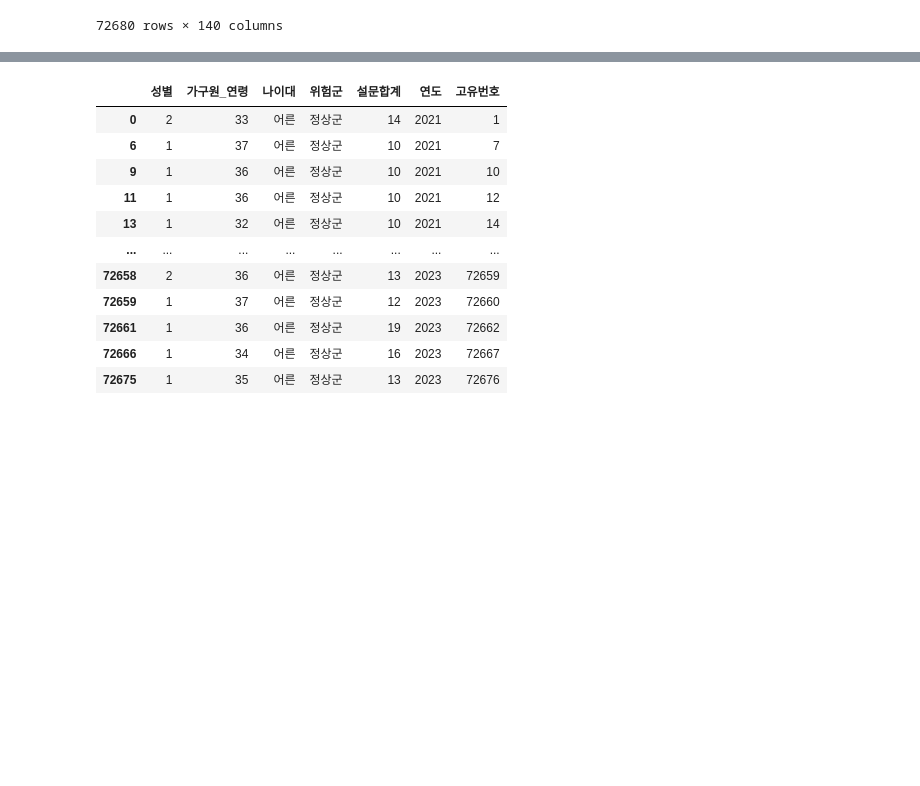
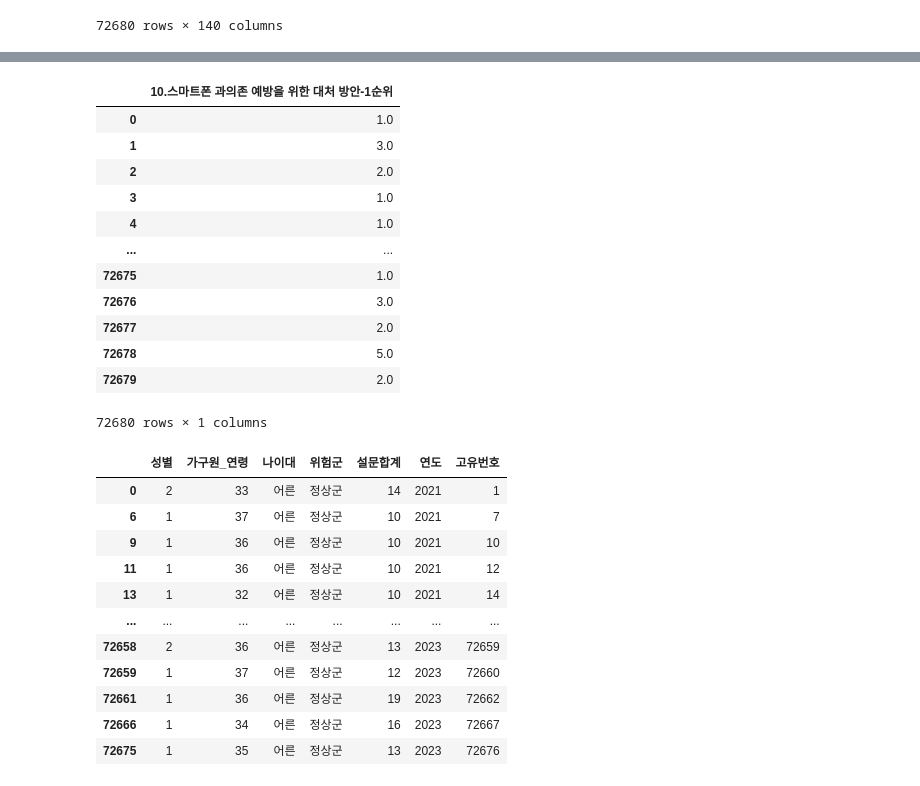
Before and after one commit to woomozzi/SmartPhone-Project, a Jupyter notebook: data/test.ipynb, the cells around one changed output, grey strips where cells are left out. Saved outputs shown, nothing was run; the diff lists cells and outputs as text; code cells hidden in the pictures; blank space fills up the shorter version.

```diff
--- a/data/test.ipynb
+++ b/data/test.ipynb
@@ -29,3 +49,23 @@ df.loc[df['나이대'] == '노인', '위험군'] = pd.cut(df.loc[df['나이대']
+# %%
+df_col = df_col.iloc[:,0]
+# %%
+df_col = pd.DataFrame(df_col)
+# %%
+df_col.replace({1.0 : '자깆'})
+# %% [output]
+|  | 10.스마트폰 과의존 예방을 위한 대처 방안-1순위 |
+| 0 | 1.0 |
+| 1 | 3.0 |
+| 2 | 2.0 |
+| 3 | 1.0 |
+| 4 | 1.0 |
+| ... | ... |
+| 72675 | 1.0 |
+| 72676 | 3.0 |
+| 72677 | 2.0 |
+| 72678 | 5.0 |
+| 72679 | 2.0 |
+72680 rows × 1 columns
 # %%
 age = 34
 df_2 = df[(df['가구원_연령'] >= (age-3)) & (df['가구원_연령'] <= (age+3))]
```
Also changed, not shown: parts of 3 cells of this notebook, 4 other files.
